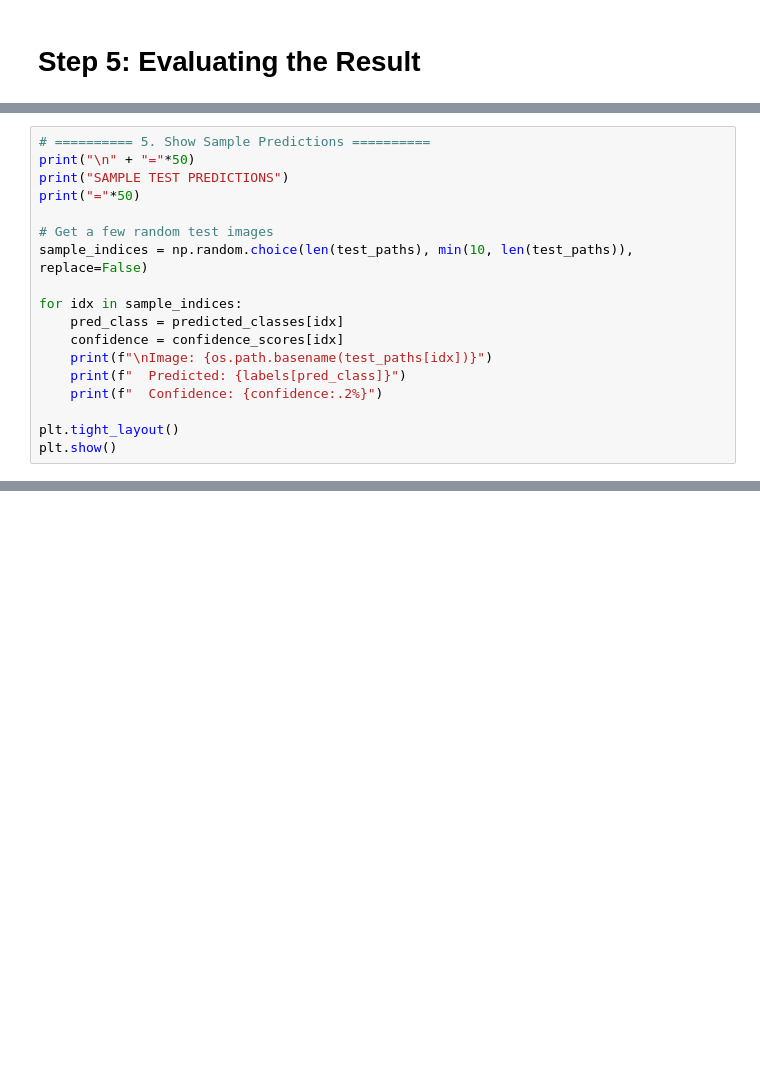
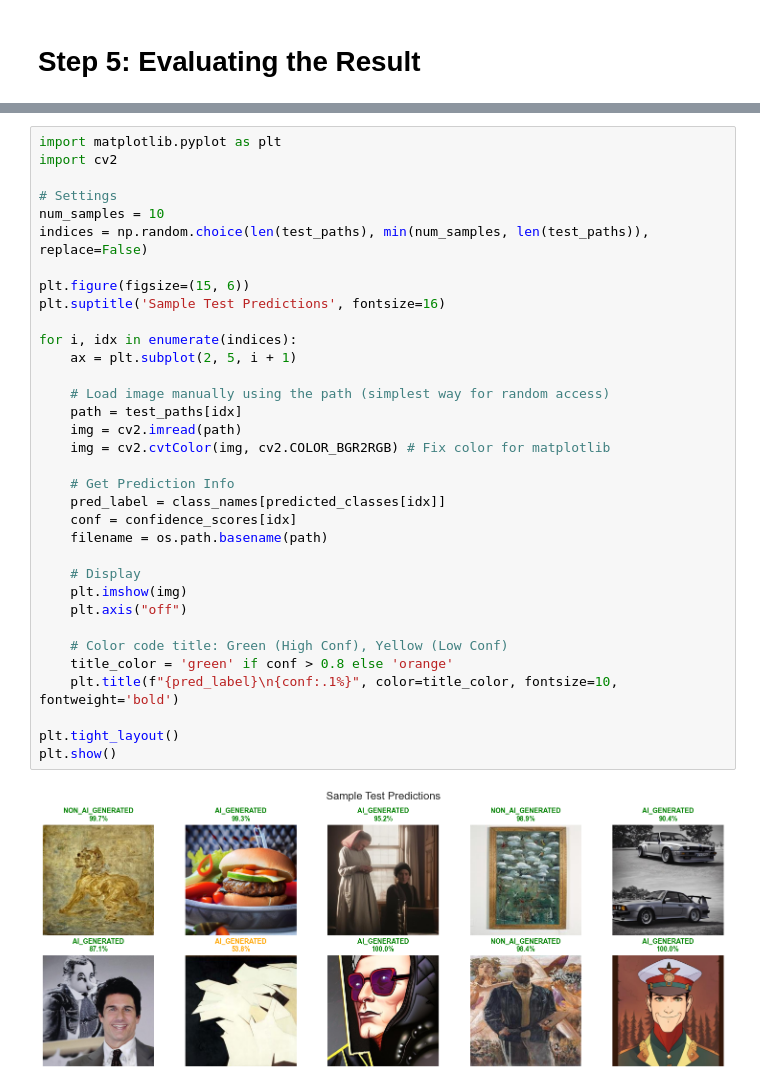
Before and after one commit to GeorgeBonilla-1/AI-Art-Detection, a Jupyter notebook: main.ipynb, the cells around one changed output, grey strips where cells are left out. Cells and saved outputs as stored; diff of their text form; blank space fills up the shorter version.

```diff
--- a/main.ipynb
+++ b/main.ipynb
@@ -326,18 +387,0 @@ for idx in sample_indices:
-# %%
-# ========== 5. Show Sample Predictions ==========
-print("\n" + "="*50)
-print("SAMPLE TEST PREDICTIONS")
-print("="*50)
-
-# Get a few random test images
-sample_indices = np.random.choice(len(test_paths), min(10, len(test_paths)), replace=False)
-
-for idx in sample_indices:
-    pred_class = predicted_classes[idx]
-    confidence = confidence_scores[idx]
-    print(f"\nImage: {os.path.basename(test_paths[idx])}")
-    print(f"  Predicted: {labels[pred_class]}")
-    print(f"  Confidence: {confidence:.2%}")
-
-plt.tight_layout()
-plt.show()
@@ -343,0 +430,36 @@ plt.show()
+# %%
+import matplotlib.pyplot as plt
+import cv2
+
+# Settings
+num_samples = 10
+indices = np.random.choice(len(test_paths), min(num_samples, len(test_paths)), replace=False)
+
+plt.figure(figsize=(15, 6))
+plt.suptitle('Sample Test Predictions', fontsize=16)
+
+for i, idx in enumerate(indices):
+    ax = plt.subplot(2, 5, i + 1)
+
+    # Load image manually using the path (simplest way for random access)
+    path = test_paths[idx]
+    img = cv2.imread(path)
+    img = cv2.cvtColor(img, cv2.COLOR_BGR2RGB) # Fix color for matplotlib
+
+    # Get Prediction Info
+    pred_label = class_names[predicted_classes[idx]]
+    conf = confidence_scores[idx]
+    filename = os.path.basename(path)
+
+    # Display
+    plt.imshow(img)
+    plt.axis("off")
+
+    # Color code title: Green (High Conf), Yellow (Low Conf)
+    title_color = 'green' if conf > 0.8 else 'orange'
+    plt.title(f"{pred_label}\n{conf:.1%}", color=title_color, fontsize=10, fontweight='bold')
+
+plt.tight_layout()
+plt.show()
+# %% [output]
+[figure, added]
```
Also changed, not shown: parts of 15 cells of this notebook, 1 other file.
